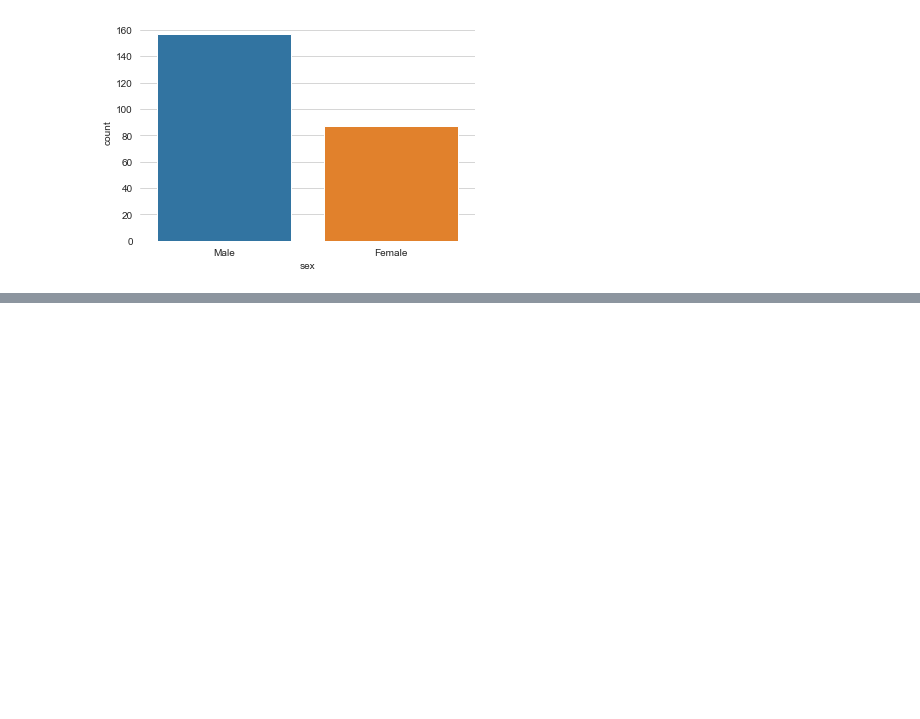
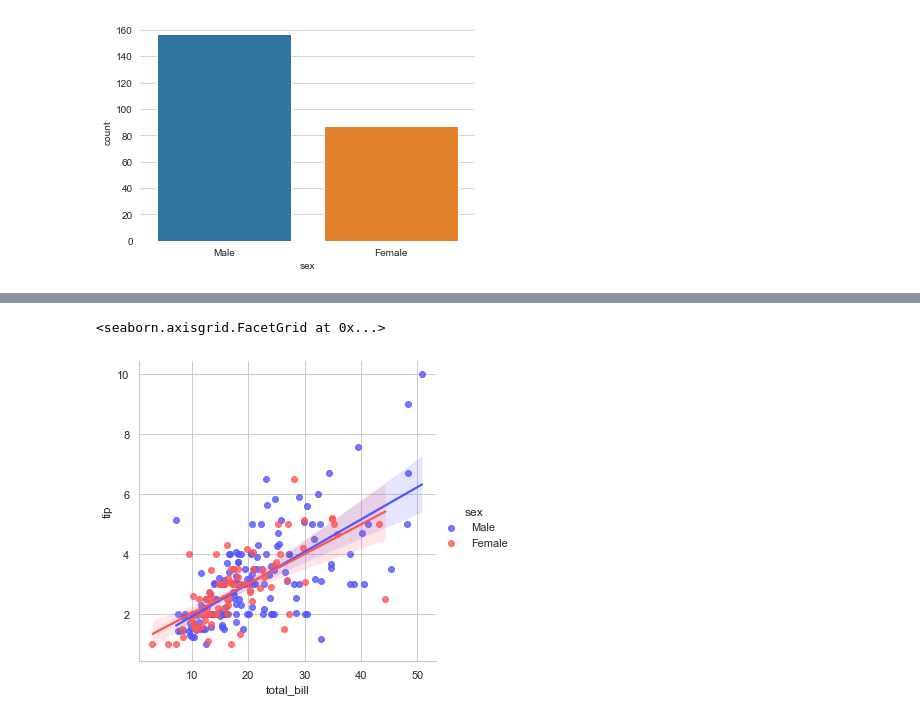
Before and after one commit to MIDAS-26/DS_ML, a Jupyter notebook: Seaborn_StyleAndColor.ipynb, the cells around one changed output, grey strips where cells are left out. Cells and saved outputs as stored; diff of their text form; code cells hidden in the pictures; blank space fills up the shorter version.

```diff
--- a/Seaborn_StyleAndColor.ipynb
+++ b/Seaborn_StyleAndColor.ipynb
@@ -33,0 +50,7 @@ sns.despine(left=True, bottom=True)
+# %%
+#for changing colors of the plots, hues use the argument palette='palette you want' in the plot statement, refer to docs for all the palettes
+sns.set_context('notebook')
+sns.lmplot(data=tips, x='total_bill', y='tip', hue='sex', palette='seismic')
+# %% [output]
+<seaborn.axisgrid.FacetGrid at 0x...>
+[figure, added]
```
Also changed, not shown: parts of 3 cells of this notebook.
